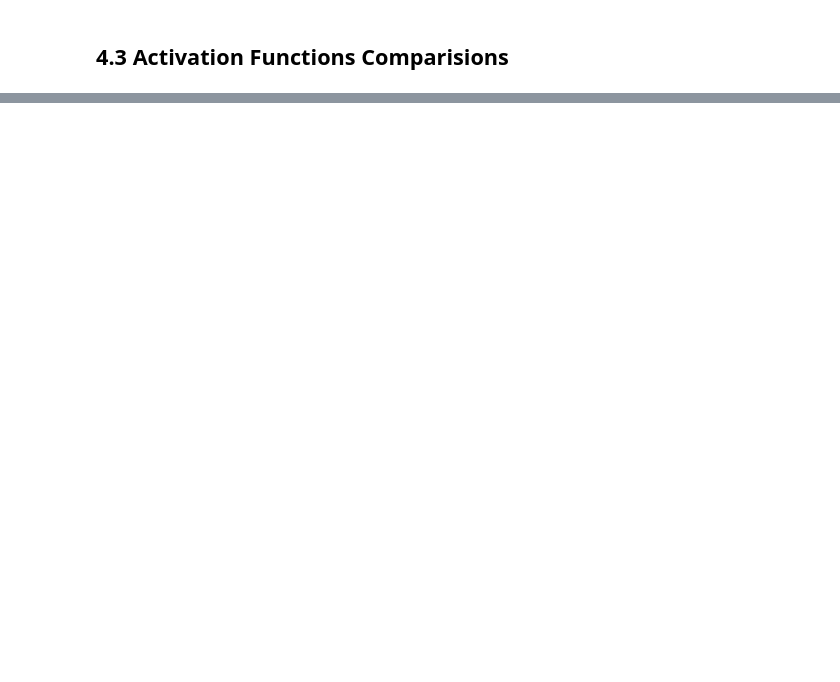
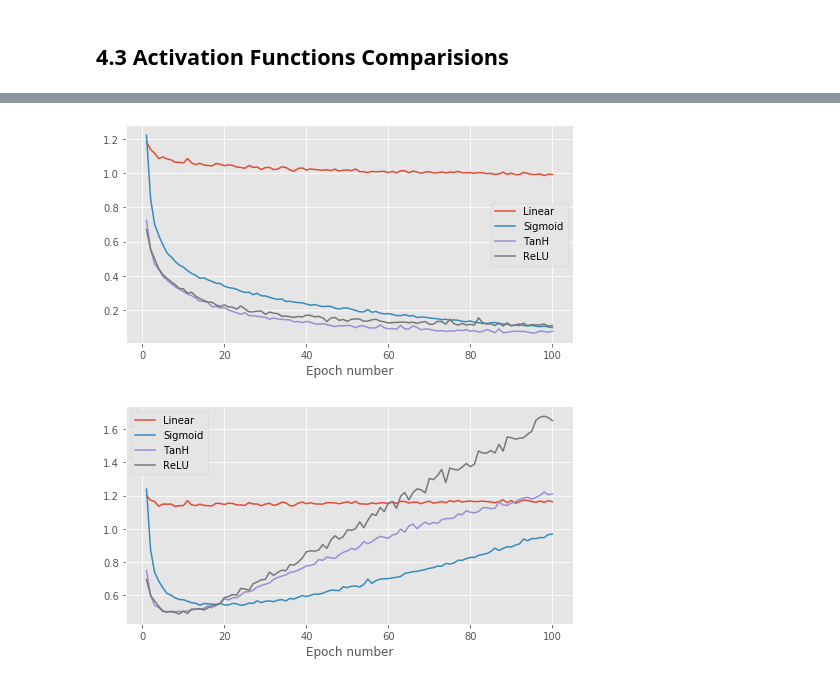
Before and after one commit to jycwy/mlpractical, a Jupyter notebook: notebooks/Coursework_1.ipynb, the cells around one changed output, grey strips where cells are left out. Drawn from its saved outputs; the diff is of its cells as text; code cells hidden in the pictures; blank space fills up the shorter version.

```diff
--- a/notebooks/Coursework_1.ipynb
+++ b/notebooks/Coursework_1.ipynb
@@ -8,7 +8,7 @@ import matplotlib.pyplot as plt
 plt.style.use('ggplot')
 
 def train_model_and_plot_stats(
-        model, error, learning_rule, train_data, valid_data, num_epochs, stats_interval, notebook=True):
+        model, error, learning_rule, train_data, valid_data, num_epochs, stats_interval, notebook=True, early_stopping=False):
 
     # As well as monitoring the error over training also monitor classification
     # accuracy i.e. proportion of most-probable predicted classes being equal to targets
@@ -20,7 +20,7 @@ def train_model_and_plot_stats(
 
     # Run the optimiser for 5 epochs (full passes through the training set)
     # printing statistics every epoch.
-    stats, keys, run_time = optimiser.train(num_epochs=num_epochs, stats_interval=stats_interval)
+    stats, keys, run_time = optimiser.train(num_epochs=num_epochs, stats_interval=stats_interval, early_stopping=early_stopping)
 
     # Plot the change in the validation and training set error over training.
     fig_1 = plt.figure(figsize=(8, 4))
@@ -40,6 +40,7 @@ def train_model_and_plot_stats(
     ax_2.legend(loc=0)
     ax_2.set_xlabel('Epoch number')
 
+    print(optimiser.eval_monitors(test_data, "(test)"))
     return stats, keys, run_time, fig_1, ax_1, fig_2, ax_2
 # %%
 # The below code will set up the data providers, random number
@@ -85,12 +86,14 @@ from mlp.optimisers import Optimiser
 learning_rate = 0.1
 num_epochs = 100
 stats_interval = 1
-input_dim, output_dim, hidden_dim = 784, 47, 100
+input_dim, output_dim, hidden_dim = 784, 47, 128
 
 weights_init = GlorotUniformInit(rng=rng)
 biases_init = ConstantInit(0.)
 model = MultipleLayerModel([
     AffineLayer(input_dim, hidden_dim, weights_init, biases_init),
+    ReluLayer(),
+    AffineLayer(hidden_dim, hidden_dim, weights_init, biases_init),
     ReluLayer(),
     AffineLayer(hidden_dim, hidden_dim, weights_init, biases_init),
     ReluLayer(),
@@ -102,4 +105,4 @@ error = CrossEntropySoftmaxError()
 learning_rule = AdamLearningRule()
 
 #Remember to use notebook=False when you write a script to be run in a terminal
-#_ = train_model_and_plot_stats(model, error, learning_rule, train_data, valid_data, num_epochs, stats_interval, notebook=True)
+relu_stats, keys, run_time, relu_fig_1, ax_1, relu_fig_2, ax_2_ = train_model_and_plot_stats(model, error, learning_rule, train_data, valid_data, num_epochs, stats_interval, notebook=True, early_stopping=False)
@@ -344,0 +1160,27 @@ print('Best acc at Epoch={} by learning_rate={} with error gap = {},  acc(valid)
+# %%
+data = {"Linear": linear_stats,
+        "Sigmoid": sigmoid_stats,
+        "TanH": tanh_stats,
+       "ReLU": relu_stats}
+stats_interval = 1
+# Plot the change in the validation and training set error over training.
+fig1 = plt.figure(figsize=(8, 4))
+ax = fig1.add_subplot(111)
+for k in data:
+    ax.plot(np.arange(1, data[k].shape[0]) * stats_interval, data[k][1:, keys['error(train)']], label=k)
+ax.legend(loc=0)
+ax.set_xlabel('Epoch number')
+fig1.savefig("lin_nonlin_train_error.pdf")
+
+stats_interval = 1
+# Plot the change in the validation and training set error over training.
+fig2 = plt.figure(figsize=(8, 4))
+ax = fig2.add_subplot(111)
+for k in data:
+    ax.plot(np.arange(1, data[k].shape[0]) * stats_interval, data[k][1:, keys['error(valid)']], label=k)
+ax.legend(loc=0)
+ax.set_xlabel('Epoch number')
+fig2.savefig("lin_nonlin_valid_error.pdf")
+# %% [output]
+[figure, added]
+[figure, added]
```
Also changed, not shown: parts of 47 cells of this notebook, 22 other files.
